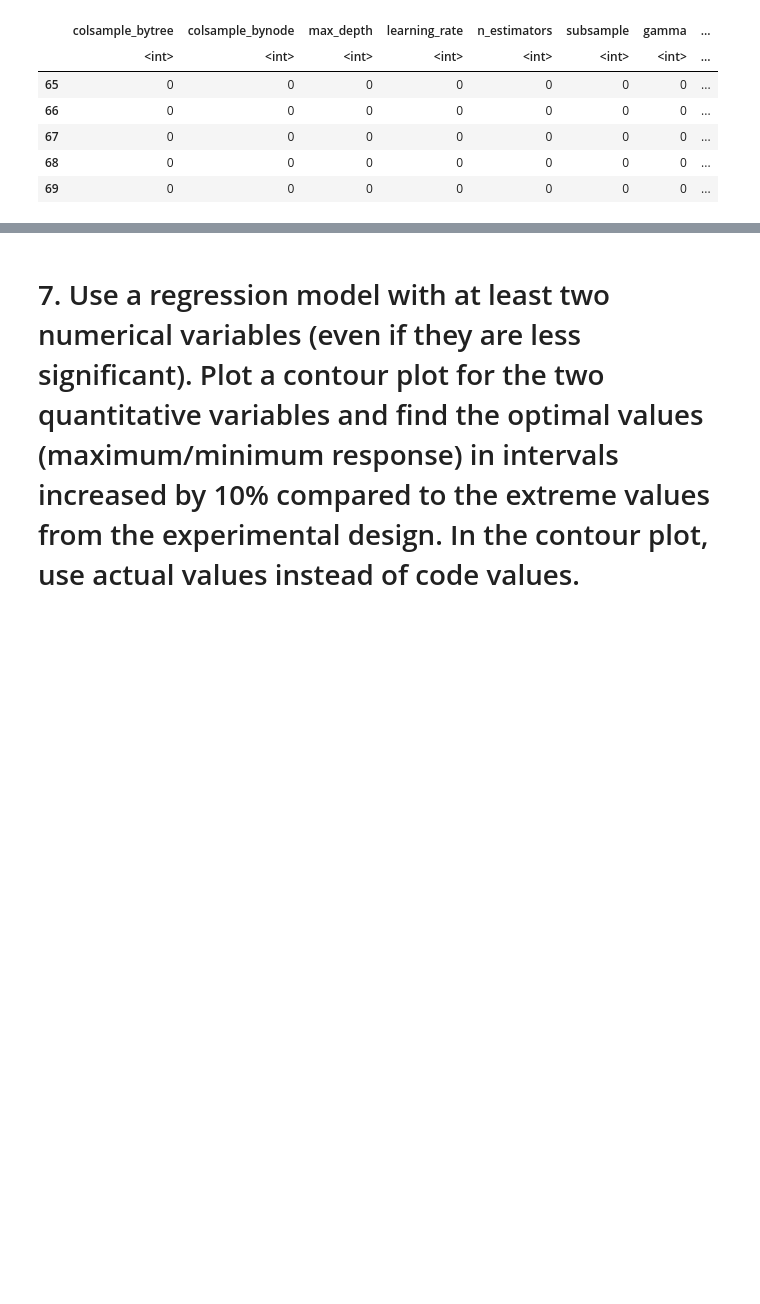
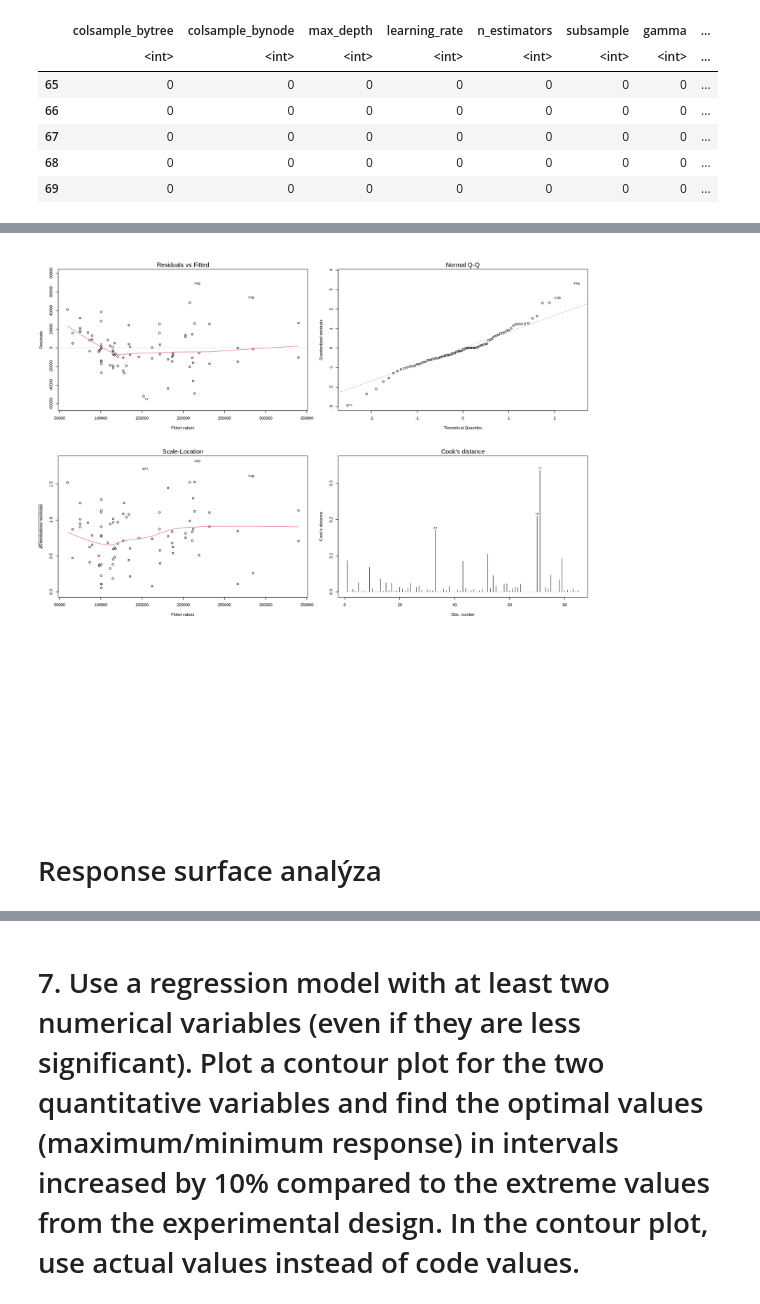
Before and after one commit to Many98/01NAEX, a Jupyter notebook: Protokol_EF.ipynb, the cells around one changed output, grey strips where cells are left out. Cells and saved outputs as stored; diff of their text form; code cells hidden in the pictures; blank space fills up the shorter version.

```diff
--- a/Protokol_EF.ipynb
+++ b/Protokol_EF.ipynb
@@ -475,0 +530,31 @@ According to anova test, the first model was chosen. The final model has variabl
+# %%
+final_lin_model <- lm(test_mae~colsample_bytree +
+                      colsample_bynode +
+                      subsample + max_depth +
+                      n_estimators +
+
+                      I(max_depth^2)+
+                        I(n_estimators^2)+
+                        I(subsample^2)+
+                       I(colsample_bytree^2)+
+                       colsample_bytree:colsample_bynode+
+                       max_depth:subsample+
+                       n_estimators:subsample+
+
+                     colsample_bytree:max_depth +
+                      colsample_bytree:n_estimators +
+                      colsample_bytree:subsample +
+                      colsample_bynode:max_depth +
+                     colsample_bynode:n_estimators +
+                      colsample_bynode:subsample +
+                      max_depth:n_estimators +
+
+                      #max_depth:learning_rate +
+
+                    I(colsample_bynode^2)
+                     #colsample_bytree:max_depth:subsample +
+                     #colsample_bytree:max_depth:n_estimators
+                   , data=measured_design) # data[1:64,]
+
+
+summary(final_lin_model)
@@ -475,0 +579,7 @@ According to anova test, the first model was chosen. The final model has variabl
+# %%
+par(mfrow = c(3,2))
+options(repr.plot.width = 15, repr.plot.height = 15)
+
+plot(final_lin_model, which=c(1,2,3,4))
+# %% [output]
+[figure, added]
@@ -475,0 +596,2 @@ According to anova test, the first model was chosen. The final model has variabl
+# %% [markdown]
+# Response surface analýza
```
Also changed, not shown: parts of 30 cells of this notebook.
